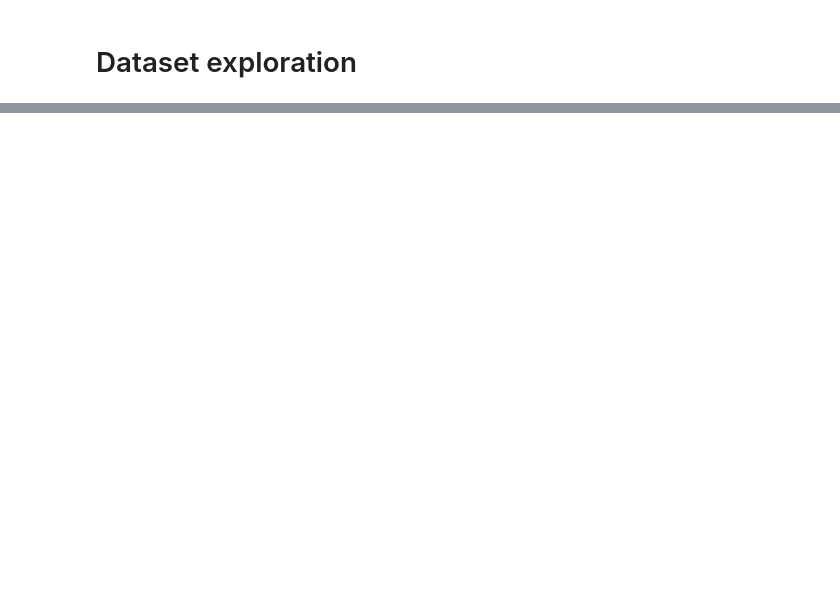
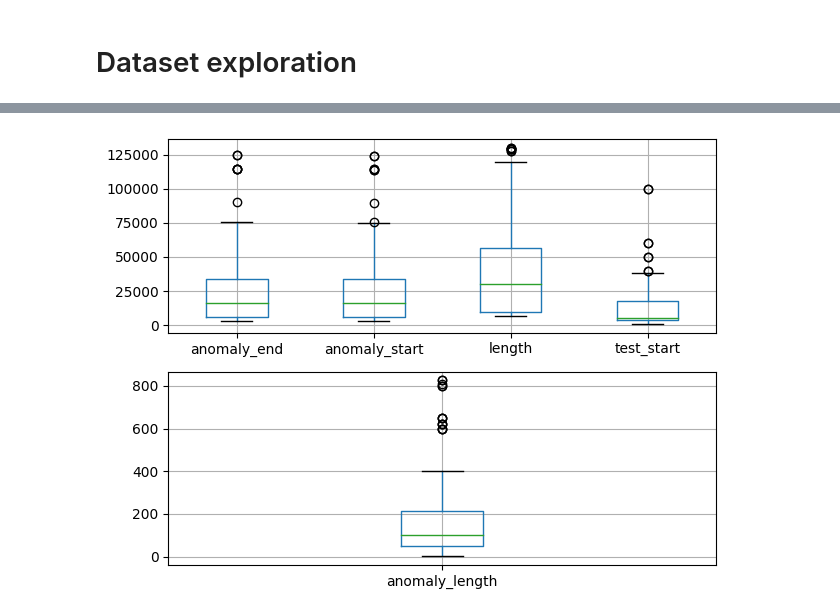
Before and after one commit to NevoleMarek/automltsad, a Jupyter notebook: examples/dataset_exploration.ipynb, the cells around one changed output, grey strips where cells are left out. Cells and saved outputs as stored; diff of their text form; code cells hidden in the pictures; blank space fills up the shorter version.

```diff
--- a/examples/dataset_exploration.ipynb
+++ b/examples/dataset_exploration.ipynb
@@ -87,0 +73,8 @@ df[df['length'] < 150000].boxplot()
+# %%
+plt.subplot2grid((2,1), (0,0))
+df_smaller[df_smaller.columns.difference(['anomaly_length'])].boxplot()
+plt.subplot2grid((2,1), (1,0))
+df_smaller[['anomaly_length']].boxplot()
+plt.tight_layout()
+# %% [output]
+[figure, added]
```
Also changed, not shown: parts of 17 cells of this notebook, 11 other files.
